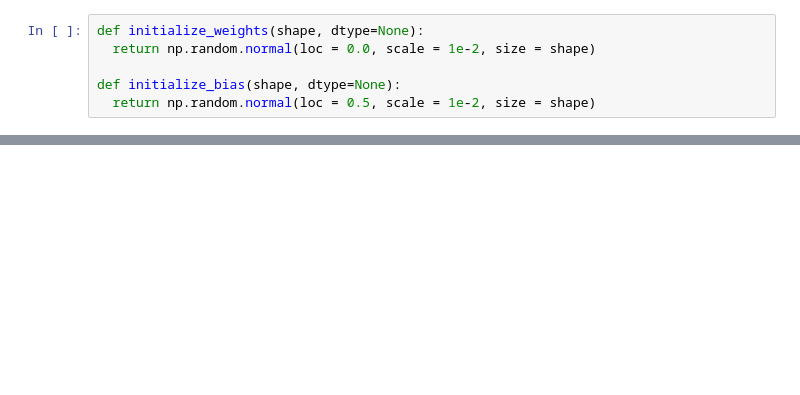
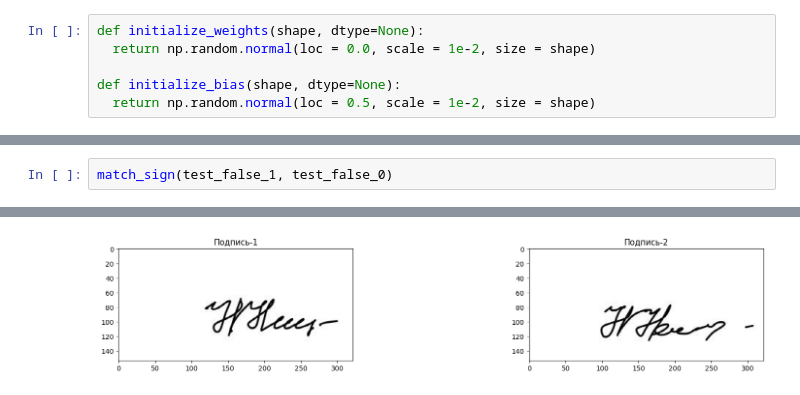
Before and after one commit to Poksliun/CourseWorkV2, a Jupyter notebook: src/SNN.ipynb, the cells around one changed output, grey strips where cells are left out. Saved outputs shown, nothing was run; the diff lists cells and outputs as text; blank space fills up the shorter version.

```diff
--- a/src/SNN.ipynb
+++ b/src/SNN.ipynb
@@ -182,0 +215,3 @@ model.evaluate([x_test[:,0],x_test[:,1]], y_test)
+# %%
+match_sign(test_false_1, test_false_0)
+# %% [output]
@@ -182,0 +220 @@ model.evaluate([x_test[:,0],x_test[:,1]], y_test)
+[figure, added]
```
Also changed, not shown: parts of 21 cells of this notebook, 6 other files.
